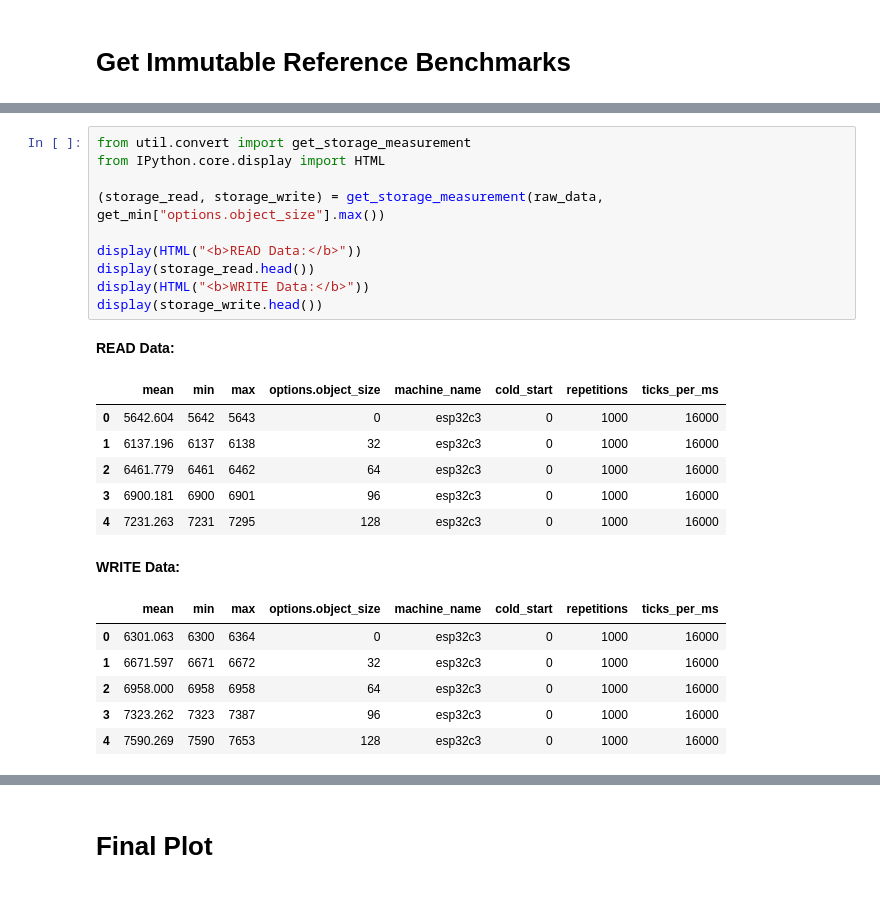
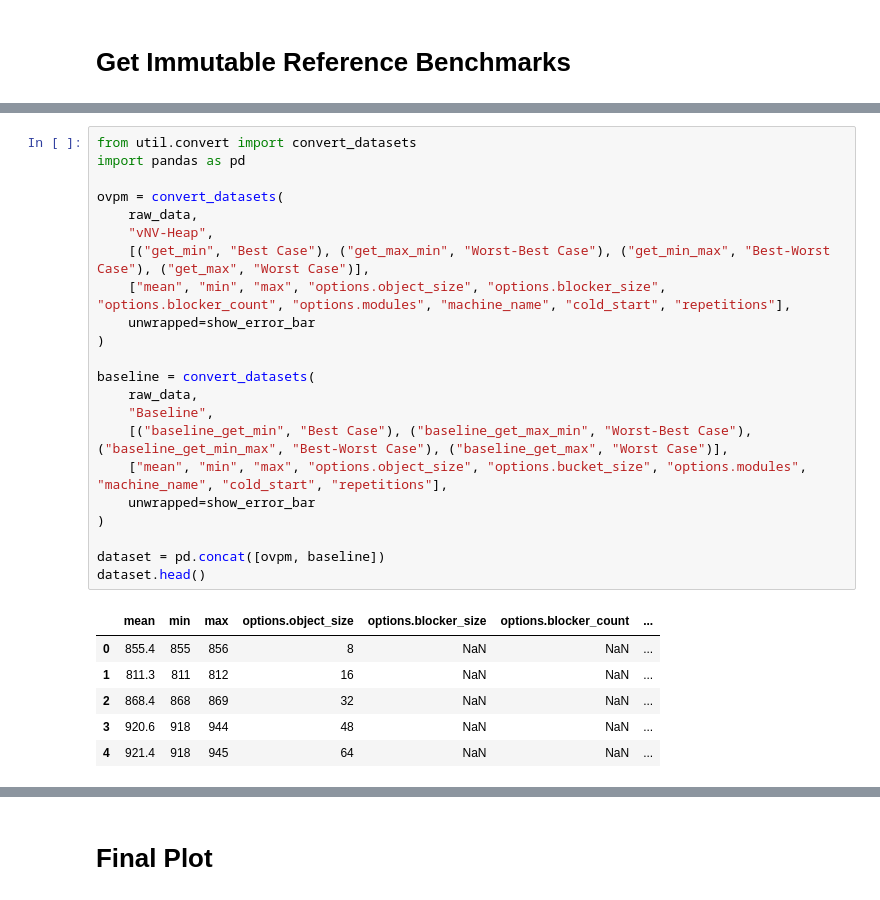
Before and after one commit to markus-gerber/vnv-heap, a Jupyter notebook: zephyr/vnv_heap_benchmark/analysis/get_ref.ipynb, the cells around one changed output, grey strips where cells are left out. Cells and saved outputs as stored; diff of their text form.

```diff
--- a/zephyr/vnv_heap_benchmark/analysis/get_ref.ipynb
+++ b/zephyr/vnv_heap_benchmark/analysis/get_ref.ipynb
@@ -89,25 +31,29 @@ Name: mean, dtype: float64
-# %%
-from util.convert import get_storage_measurement
-from IPython.core.display import HTML
-
-(storage_read, storage_write) = get_storage_measurement(raw_data, get_min["options.object_size"].max())
-
-display(HTML("<b>READ Data:</b>"))
-display(storage_read.head())
-display(HTML("<b>WRITE Data:</b>"))
-display(storage_write.head())
-# %% [output]
-READ Data:
-|  | mean | min | max | options.object_size | machine_name | cold_start | repetitions | ticks_per_ms |
-| 0 | 5642.604 | 5642 | 5643 | 0 | esp32c3 | 0 | 1000 | 16000 |
-| 1 | 6137.196 | 6137 | 6138 | 32 | esp32c3 | 0 | 1000 | 16000 |
-| 2 | 6461.779 | 6461 | 6462 | 64 | esp32c3 | 0 | 1000 | 16000 |
-| 3 | 6900.181 | 6900 | 6901 | 96 | esp32c3 | 0 | 1000 | 16000 |
-| 4 | 7231.263 | 7231 | 7295 | 128 | esp32c3 | 0 | 1000 | 16000 |
-WRITE Data:
-|  | mean | min | max | options.object_size | machine_name | cold_start | repetitions | ticks_per_ms |
-| 0 | 6301.063 | 6300 | 6364 | 0 | esp32c3 | 0 | 1000 | 16000 |
-| 1 | 6671.597 | 6671 | 6672 | 32 | esp32c3 | 0 | 1000 | 16000 |
-| 2 | 6958.000 | 6958 | 6958 | 64 | esp32c3 | 0 | 1000 | 16000 |
-| 3 | 7323.262 | 7323 | 7387 | 96 | esp32c3 | 0 | 1000 | 16000 |
-| 4 | 7590.269 | 7590 | 7653 | 128 | esp32c3 | 0 | 1000 | 16000 |
+# %%
+from util.convert import convert_datasets
+import pandas as pd
+
+ovpm = convert_datasets(
+    raw_data,
+    "vNV-Heap",
+    [("get_min", "Best Case"), ("get_max_min", "Worst-Best Case"), ("get_min_max", "Best-Worst Case"), ("get_max", "Worst Case")],
+    ["mean", "min", "max", "options.object_size", "options.blocker_size", "options.blocker_count", "options.modules", "machine_name", "cold_start", "repetitions"],
+    unwrapped=show_error_bar
+)
+
+baseline = convert_datasets(
+    raw_data,
+    "Baseline",
+    [("baseline_get_min", "Best Case"), ("baseline_get_max_min", "Worst-Best Case"), ("baseline_get_min_max", "Best-Worst Case"), ("baseline_get_max", "Worst Case")],
+    ["mean", "min", "max", "options.object_size", "options.bucket_size", "options.modules", "machine_name", "cold_start", "repetitions"],
+    unwrapped=show_error_bar
+)
+
+dataset = pd.concat([ovpm, baseline])
+dataset.head()
+# %% [output]
+|  | mean | min | max | options.object_size | options.blocker_size | options.blocker_count | ... |
+| 0 | 855.4 | 855 | 856 | 8 | NaN | NaN | ... |
+| 1 | 811.3 | 811 | 812 | 16 | NaN | NaN | ... |
+| 2 | 868.4 | 868 | 869 | 32 | NaN | NaN | ... |
+| 3 | 920.6 | 918 | 944 | 48 | NaN | NaN | ... |
+| 4 | 921.4 | 918 | 945 | 64 | NaN | NaN | ... |
```
Also changed, not shown: parts of 10 cells of this notebook, 4 other files.
